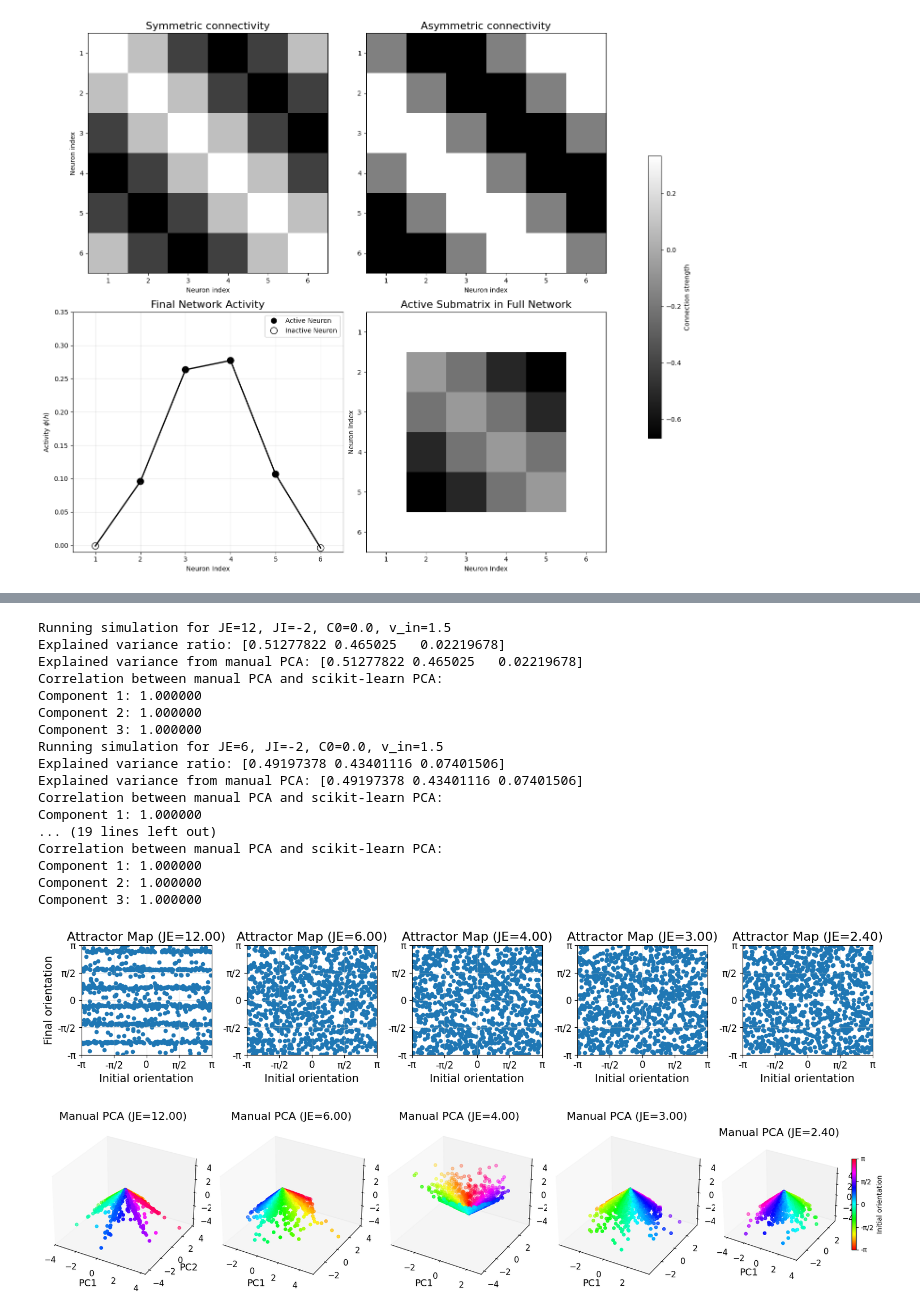
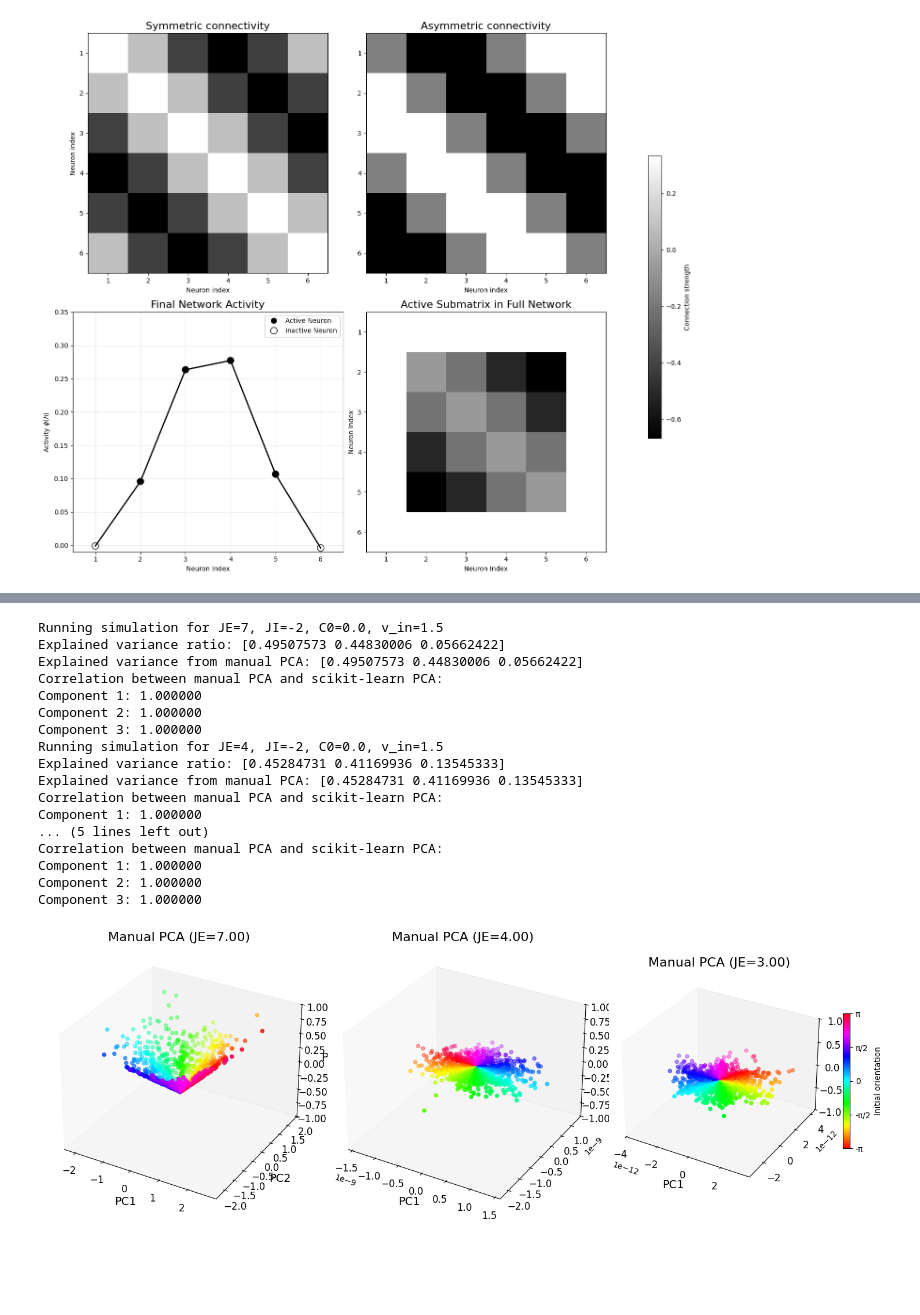
Before and after one commit to Sepsad/CompNeuroMethodsHWs, a Jupyter notebook: Final_project/code.ipynb, the cells around one changed output, grey strips where cells are left out. Saved outputs shown, nothing was run; the diff lists cells and outputs as text; code cells hidden in the pictures; blank space fills up the shorter version.

```diff
--- a/Final_project/code.ipynb
+++ b/Final_project/code.ipynb
@@ -554,11 +558,11 @@ for JE in JE_values:
         fig_attractor.savefig('latex/orientation_comparison.png', dpi=300, bbox_inches='tight')
 
         # Plot manual PCA 3D
-        ax2 = fig_pca_manual.add_subplot(1, n_combinations, combination_idx + 1, projection='3d')
+        ax2 = fig_pca_manual.add_subplot(1, n_combinations, combination_idx + 1, projection='3d', zlim=(-0.6, 0.6))
         scatter2 = plot_manual_pca(ax2, scores, attractors, JE, combination_idx, n_combinations)
 
         # Plot sklearn PCA 3D
-        ax3 = fig_pca_sklearn.add_subplot(1, n_combinations, combination_idx + 1, projection='3d')
+        ax3 = fig_pca_sklearn.add_subplot(1, n_combinations, combination_idx + 1, projection='3d', zlim=(-0.6, 0.6))
         scatter3 = plot_sklearn_pca(ax3, sklearn_scores, attractors, JE, combination_idx, n_combinations)
 
         # Add colorbar only to the last subplot in each figure
@@ -681,7 +693,7 @@ Component 3: 0.000003
 # %%
 # Define parameter ranges to iterate over
-JE_values = [ 12, 6, 4, 3, 2.4,1.2]
-# inverse_JE_values = [0.10, 0.15, 0.20, 0.25, 0.35, 0.55]
+JE_values = [ 12, 6, 4, 2.4, 1.2]
+# inverse_JE_values = [0.08333, 0.15, 0.20, 0.25, 0.35, 0.4, 0.45, 0.55]
 # JE_values = 1 / np.array(inverse_JE_values)  # Convert to JE values
 JI_values = [ -2]  # Inhibitory connection strengths
 
@@ -697,8 +709,8 @@ v_in = 1.5  # Constant velocity input
 
 n_combinations = len(JE_values) * len(JI_values)
 # Create three separate figures: one for attractor maps, one for manual PCA, and one for sklearn PCA
-fig_attractor = plt.figure(figsize=(3 * n_combinations, 3))  # For attractor maps
-fig_pca_manual = plt.figure(figsize=(3.5 * n_combinations, 4))  # For manual PCA plots
+# fig_attractor = plt.figure(figsize=(3 * n_combinations, 3))  # For attractor maps
+fig_pca_manual = plt.figure(figsize=(5 * n_combinations, 5))  # For manual PCA plots
 # fig_pca_sklearn = plt.figure(figsize=(3 * n_combinations, 4))  # For sklearn PCA plots
 
 combination_idx = 0
@@ -719,12 +731,15 @@ for JE in JE_values:
         }
 
         # Plot attractor map
-        ax1 = fig_attractor.add_subplot(1, n_combinations, combination_idx + 1)
-        scatter1 = plot_attractor_map(ax1, centers, attractors, JE, combination_idx, n_combinations)
+        # ax1 = fig_attractor.add_subplot(1, n_combinations, combination_idx + 1)
+        # scatter1 = plot_attractor_map(ax1, centers, attractors, JE, combination_idx, n_combinations)
 
         # Plot manual PCA 3D
         ax2 = fig_pca_manual.add_subplot(1, n_combinations, combination_idx + 1, projection='3d')
-        scatter2 = plot_manual_pca(ax2, scores, attractors, JE, combination_idx, n_combinations)
+        if JE == 12:
+            scatter2 = plot_manual_pca(ax2, scores, attractors, JE, combination_idx, n_combinations, zlim=None)
+        else:
+            scatter2 = plot_manual_pca(ax2, scores, attractors, JE, combination_idx, n_combinations, zlim=(-0.3, 0.3))
 
         # Plot sklearn PCA 3D
         # ax3 = fig_pca_sklearn.add_subplot(1, n_combinations, combination_idx + 1, projection='3d')
@@ -741,9 +756,10 @@ for JE in JE_values:
 
         combination_idx += 1
 
-fig_attractor.tight_layout()
+# fig_attractor.tight_layout()
 fig_pca_manual.tight_layout()
-fig_pca_sklearn.tight_layout()
+fig_pca_manual.savefig('latex/manual_pca_with_v.png', dpi=300, bbox_inches='tight')
+# fig_pca_sklearn.tight_layout()
 plt.show()
 # %% [output]
 Running simulation for JE=12, JI=-2, C0=1.0, v_in=1.5
@@ -768,6 +783,6 @@ Component 3: 0.000000
 # %%
 # Define parameter ranges to iterate over
-JE_values = [ 12, 6, 4, 3, 2.4]
+JE_values = [ 7, 4, 3]
 # inverse_JE_values = [0.10, 0.15, 0.20, 0.25, 0.35, 0.55]
 # JE_values = 1 / np.array(inverse_JE_values)  # Convert to JE values
 JI_values = [ -2]  # Inhibitory connection strengths
@@ -784,8 +799,8 @@ v_in = 1.5  # Constant velocity input
 
 n_combinations = len(JE_values) * len(JI_values)
 # Create three separate figures: one for attractor maps, one for manual PCA, and one for sklearn PCA
-fig_attractor = plt.figure(figsize=(3 * n_combinations, 3))  # For attractor maps
-fig_pca_manual = plt.figure(figsize=(3.5 * n_combinations, 4))  # For manual PCA plots
+# fig_attractor = plt.figure(figsize=(3 * n_combinations, 3))  # For attractor maps
+fig_pca_manual = plt.figure(figsize=(5 * n_combinations, 5))  # For manual PCA plots
 # fig_pca_sklearn = plt.figure(figsize=(3 * n_combinations, 4))  # For sklearn PCA plots
 
 combination_idx = 0
@@ -794,7 +809,7 @@ for JE in JE_values:
     for JI in JI_values:
         print(f"Running simulation for JE={JE}, JI={JI}, C0={C0}, v_in={v_in}")
         centers, attractors, final_states, scores, sklearn_scores, _ = run_attractor_simulation(JE, JI, N=N, tau=tau, C0=C0, A=A, v_in=v_in,
-                                                                                                timespan = (0.0,5.0), n_centers=1000,
+                                                                                                timespan = (0.0,3.0), n_centers=1000,
                                                                                                 init_model= 'guassian')
 
         # Store results
@@ -806,51 +821,51 @@ for JE in JE_values:
         }
 
         # Plot attractor map
-        ax1 = fig_attractor.add_subplot(1, n_combinations, combination_idx + 1)
-        scatter1 = plot_attractor_map(ax1, centers, attractors, JE, combination_idx, n_combinations)
+        # ax1 = fig_attractor.add_subplot(1, n_combinations, combination_idx + 1)
+        # scatter1 = plot_attractor_map(ax1, centers, attractors, JE, combination_idx, n_combinations)
 
         # Plot manual PCA 3D
         ax2 = fig_pca_manual.add_subplot(1, n_combinations, combination_idx + 1, projection='3d')
         scatter2 = plot_manual_pca(ax2, scores, attractors, JE, combination_idx, n_combinations)
 
         # Plot sklearn PCA 3D
         # ax3 = fig_pca_sklearn.add_subplot(1, n_combinations, combination_idx + 1, projection='3d')
         # scatter3 = plot_sklearn_pca(ax3, sklearn_scores, centers, JE, combination_idx, n_combinations)
 
         # Add colorbar only to the last subplot in each figure
         if combination_idx == n_combinations - 1:
             for fig, ax, scatter in [(fig_pca_manual, ax2, scatter2),
                                      (fig_pca_sklearn, ax3, scatter3)]:
                 cbar = plt.colorbar(scatter, ax=ax, shrink=0.5)
                 cbar.set_label('Initial orientation')
                 cbar.set_ticks([-np.pi, -np.pi/2, 0, np.pi/2, np.pi])
                 cbar.set_ticklabels(['-π', '-π/2', '0', 'π/2', 'π'])
 
         combination_idx += 1
 
-fig_attractor.tight_layout()
+# fig_attractor.tight_layout()
 fig_pca_manual.tight_layout()
-fig_pca_sklearn.tight_layout()
+# fig_pca_sklearn.tight_layout()
+fig_pca_manual.savefig('latex/manual_pca_cff_zero.png', dpi=300, bbox_inches='tight')
 plt.show()
 # %% [output]
-Running simulation for JE=12, JI=-2, C0=0.0, v_in=1.5
-Explained variance ratio: [0.51277822 0.465025   0.02219678]
-Explained variance from manual PCA: [0.51277822 0.465025   0.02219678]
+Running simulation for JE=7, JI=-2, C0=0.0, v_in=1.5
+Explained variance ratio: [0.49507573 0.44830006 0.05662422]
+Explained variance from manual PCA: [0.49507573 0.44830006 0.05662422]
 Correlation between manual PCA and scikit-learn PCA:
 Component 1: 1.000000
 Component 2: 1.000000
 Component 3: 1.000000
-Running simulation for JE=6, JI=-2, C0=0.0, v_in=1.5
-Explained variance ratio: [0.49197378 0.43401116 0.07401506]
-Explained variance from manual PCA: [0.49197378 0.43401116 0.07401506]
+Running simulation for JE=4, JI=-2, C0=0.0, v_in=1.5
+Explained variance ratio: [0.45284731 0.41169936 0.13545333]
+Explained variance from manual PCA: [0.45284731 0.41169936 0.13545333]
 Correlation between manual PCA and scikit-learn PCA:
 Component 1: 1.000000
-... (19 lines left out)
+... (5 lines left out)
 Correlation between manual PCA and scikit-learn PCA:
 Component 1: 1.000000
 Component 2: 1.000000
 Component 3: 1.000000
-[figure, old version]
+[figure, new version]
-[figure, removed]
 # %%
 # Define parameter ranges to iterate over
```
Also changed, not shown: parts of 9 cells of this notebook.
